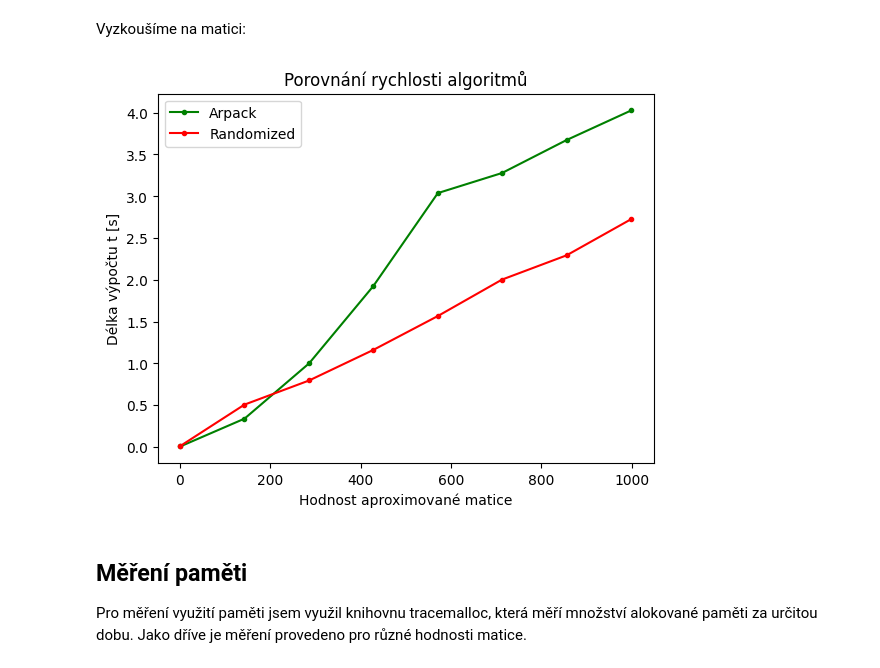
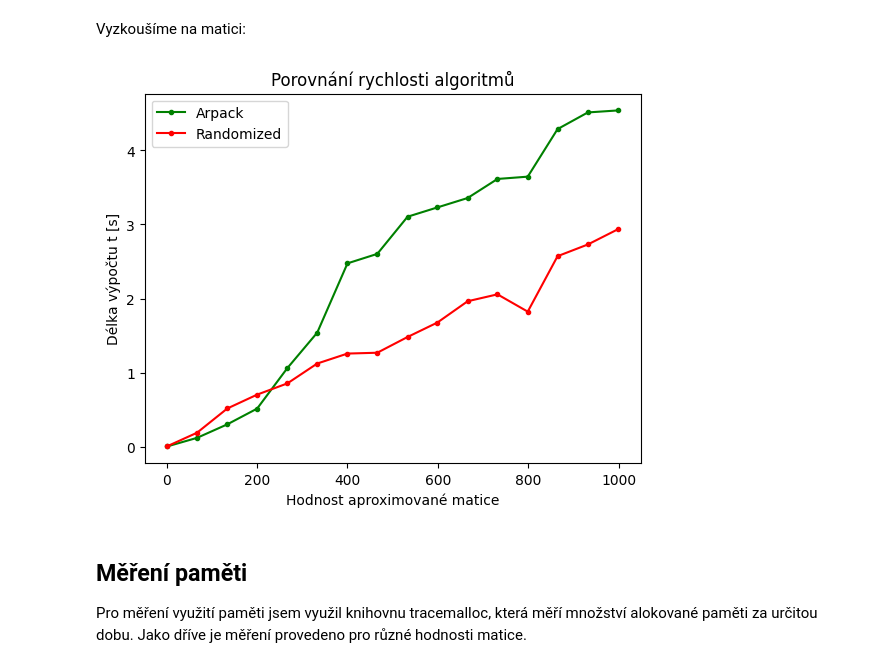
Before and after one commit to OndrejKucera77/numlingebra2, a Jupyter notebook: kod.ipynb, the cells around one changed output. Saved outputs shown, nothing was run; the diff lists cells and outputs as text; code cells hidden in the pictures.

```diff
--- a/kod.ipynb
+++ b/kod.ipynb
@@ -54,7 +54,7 @@ Měření rychlosti je provedeno pro různé cílové hodnosti aproximované mat
 def measure_time(M, x):
     y_arp = []
     y_ran = []
-    repeat_times = 10
+    repeat_times = 20
 
     for k in x:
         svd = TruncatedSVD(n_components=k, algorithm="arpack")
@@ -83,13 +83,13 @@ def show_graph(x, y_arp, y_ran, title, ylabel, ax=None):
 Vyzkoušíme na matici:
 # %%
 n_min = min(demo_matrix.shape)
-x = np.linspace(1, n_min-1, 8, dtype=int)
+x = np.linspace(1, n_min-1, 16, dtype=int)
 
 y_arp_t, y_ran_t = measure_time(demo_matrix, x)
 show_graph(x, y_arp_t, y_ran_t, "Porovnání rychlosti algoritmů", "Délka výpočtu t [s]")
 plt.show()
 # %% [output]
-[figure, old version]
+[figure, new version]
 # %% [markdown]
 ## Měření paměti
 Pro měření využití paměti jsem využil knihovnu tracemalloc, která měří množství alokované paměti za určitou dobu. Jako dříve je měření provedeno pro různé hodnosti matice.
```
Also changed, not shown: parts of 4 cells of this notebook.
